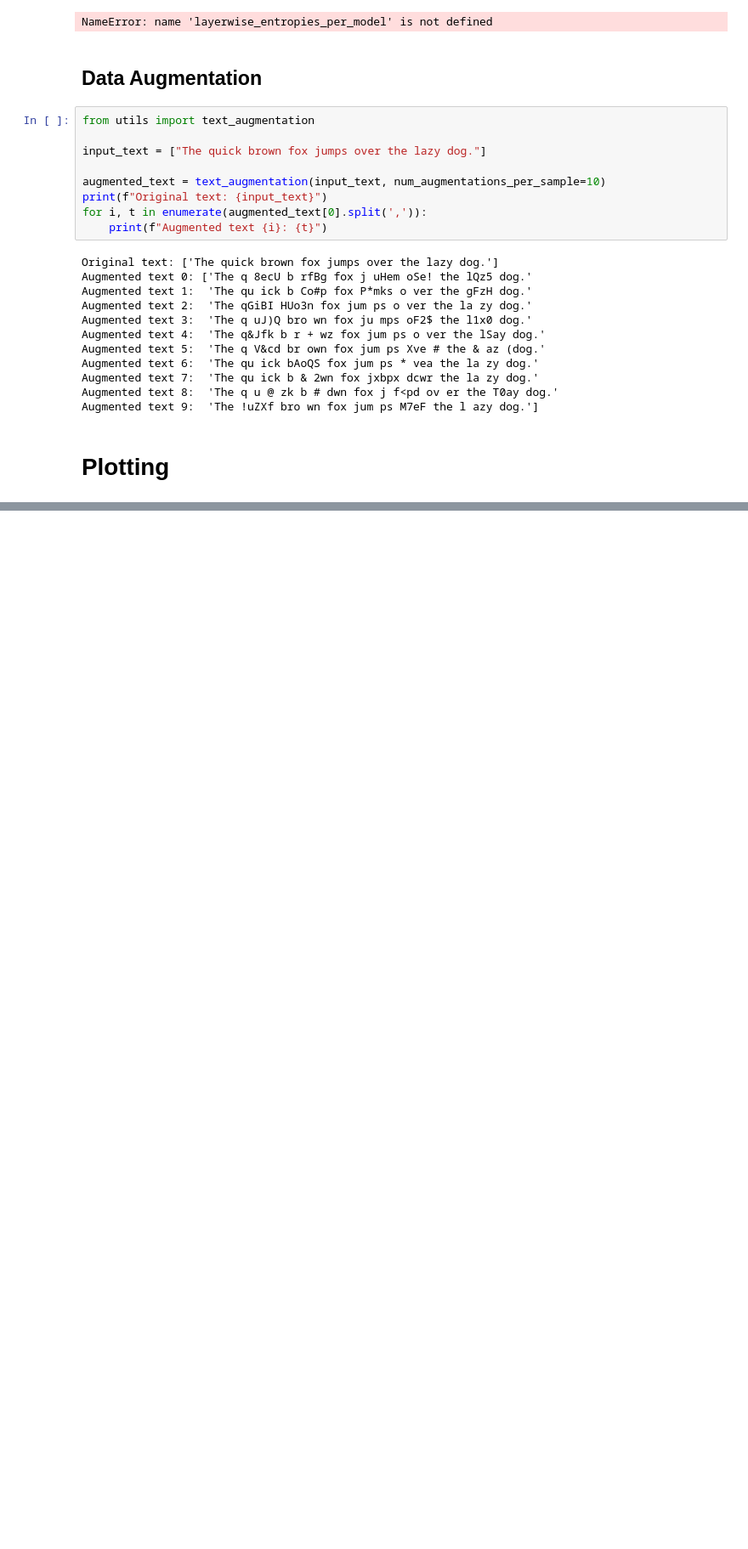
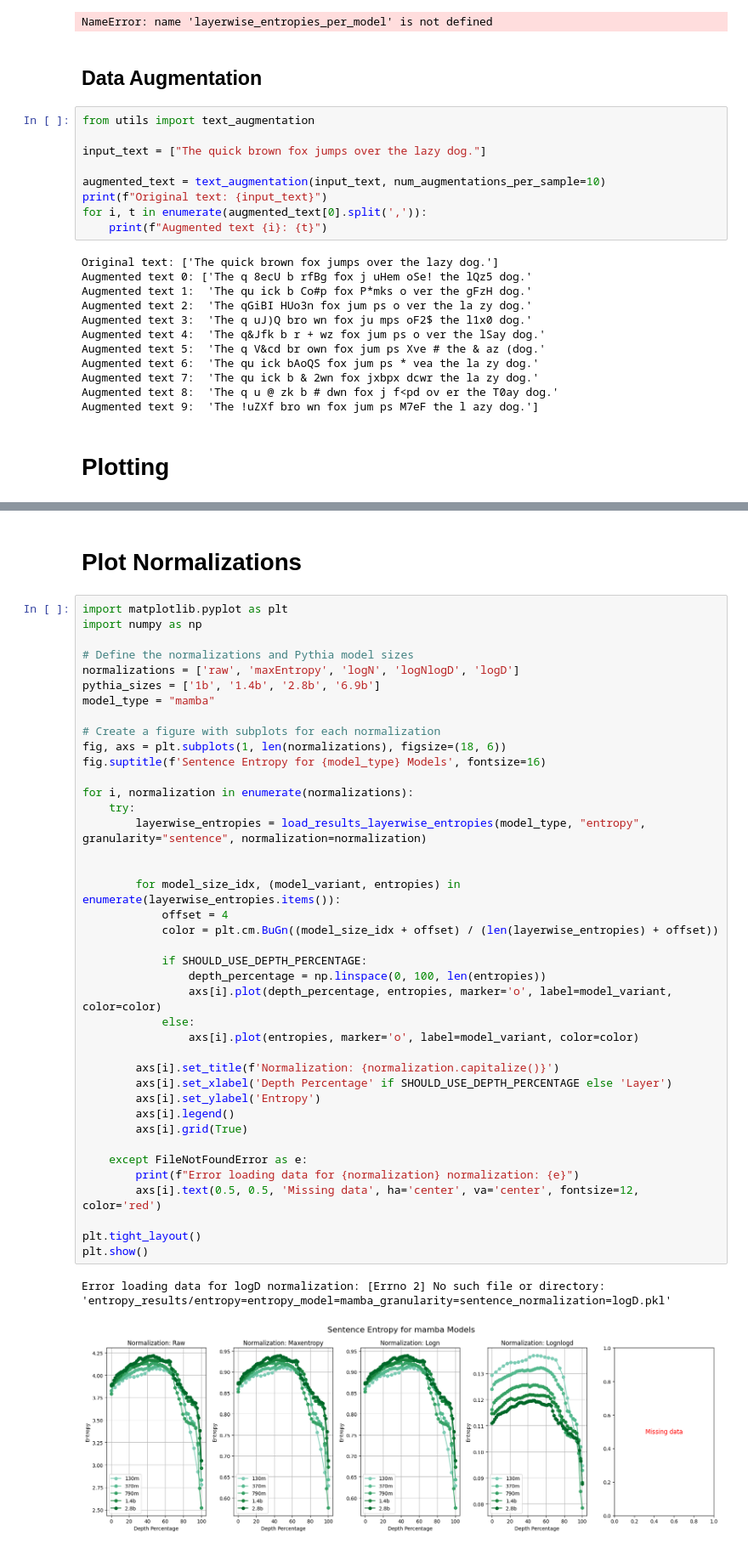
Before and after one commit to OFSkean/information_flow, a Jupyter notebook: experiments/layerwise_entropies.ipynb, the cells around one changed output, grey strips where cells are left out. Shown at 85% size. Cells and saved outputs as stored; diff of their text form; blank space fills up the shorter version.

```diff
--- a/experiments/layerwise_entropies.ipynb
+++ b/experiments/layerwise_entropies.ipynb
@@ -332,0 +414,45 @@ plt.show()
+# %% [markdown]
+# Plot Normalizations
+# %%
+import matplotlib.pyplot as plt
+import numpy as np
+
+# Define the normalizations and Pythia model sizes
+normalizations = ['raw', 'maxEntropy', 'logN', 'logNlogD', 'logD']
+pythia_sizes = ['1b', '1.4b', '2.8b', '6.9b']
+model_type = "mamba"
+
+# Create a figure with subplots for each normalization
+fig, axs = plt.subplots(1, len(normalizations), figsize=(18, 6))
+fig.suptitle(f'Sentence Entropy for {model_type} Models', fontsize=16)
+
+for i, normalization in enumerate(normalizations):
+    try:
+        layerwise_entropies = load_results_layerwise_entropies(model_type, "entropy", granularity="sentence", normalization=normalization)
+
+
+        for model_size_idx, (model_variant, entropies) in enumerate(layerwise_entropies.items()):
+            offset = 4
+            color = plt.cm.BuGn((model_size_idx + offset) / (len(layerwise_entropies) + offset))
+
+            if SHOULD_USE_DEPTH_PERCENTAGE:
+                depth_percentage = np.linspace(0, 100, len(entropies))
+                axs[i].plot(depth_percentage, entropies, marker='o', label=model_variant, color=color)
+            else:
+                axs[i].plot(entropies, marker='o', label=model_variant, color=color)
+
+        axs[i].set_title(f'Normalization: {normalization.capitalize()}')
+        axs[i].set_xlabel('Depth Percentage' if SHOULD_USE_DEPTH_PERCENTAGE else 'Layer')
+        axs[i].set_ylabel('Entropy')
+        axs[i].legend()
+        axs[i].grid(True)
+
+    except FileNotFoundError as e:
+        print(f"Error loading data for {normalization} normalization: {e}")
+        axs[i].text(0.5, 0.5, 'Missing data', ha='center', va='center', fontsize=12, color='red')
+
+plt.tight_layout()
+plt.show()
+# %% [output]
+Error loading data for logD normalization: [Errno 2] No such file or directory: 'entropy_results/entropy=entropy_model=mamba_granularity=sentence_normalization=logD.pkl'
+[figure, added]
```
Also changed, not shown: parts of 21 cells of this notebook.
